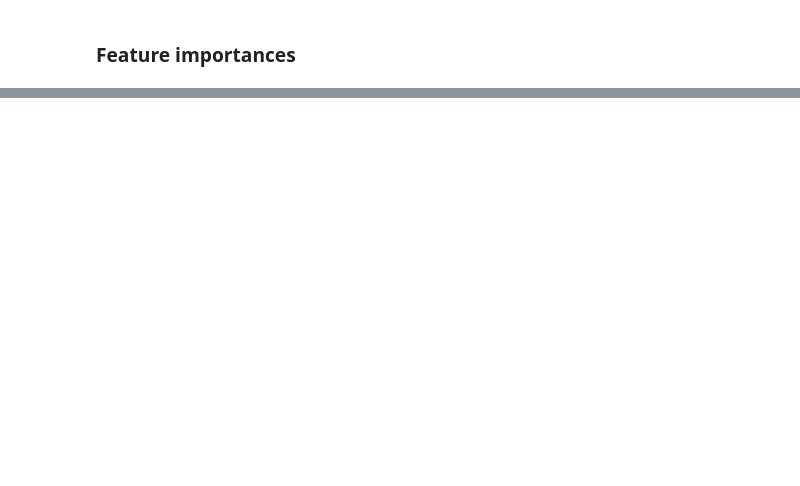
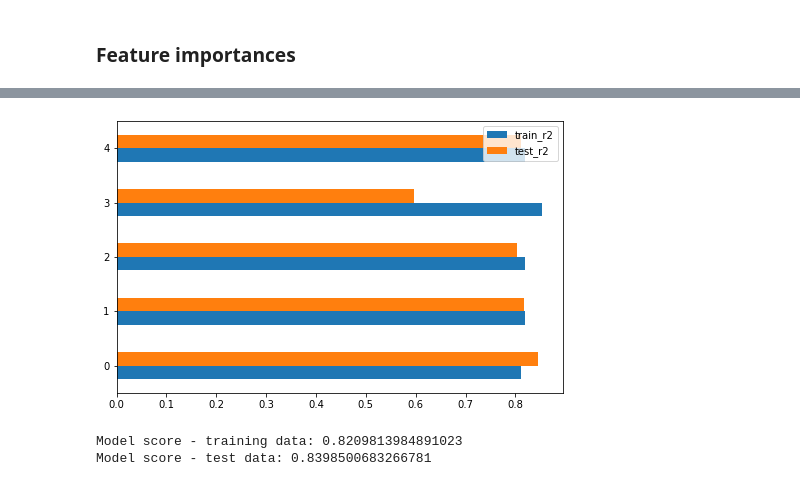
Before and after one commit to MouslyDiaw/ensae_project, a Jupyter notebook: courses/supervised_learning/regression.ipynb, the cells around one changed output, grey strips where cells are left out. Cells and saved outputs as stored; diff of their text form; code cells hidden in the pictures; blank space fills up the shorter version.

```diff
--- a/courses/supervised_learning/regression.ipynb
+++ b/courses/supervised_learning/regression.ipynb
@@ -477,2 +523,4 @@ cv_results[
 # %% [markdown]
 ### Feature importances
+# %%
+reg.fit(X_train, y_train)
@@ -478,0 +645,11 @@ cv_results[
+# %%
+NUMERIC_TRANSFORMER = [SimpleImputer(strategy="median"),
+                       StandardScaler()]
+CATEGORY_TRANSFORMER = [SimpleImputer(strategy="constant", fill_value="missing"),
+                        OneHotEncoder(handle_unknown="ignore")]
+reg_ridge = define_pipeline(estimator=RidgeCV,
+                            parameters=None,
+                            numeric_transformer=NUMERIC_TRANSFORMER,
+                            categorical_transformer=CATEGORY_TRANSFORMER
+                           )
+reg_ridge
@@ -478,0 +676,10 @@ cv_results[
+# %%
+# cross validation only
+cv_results = cross_validate(reg_ridge,
+                            X_train, y_train,
+                            cv=5,
+                            scoring=("r2", "neg_mean_squared_error",
+                                     "neg_mean_absolute_percentage_error", "neg_mean_absolute_error"),
+                            return_train_score=True)
+cv_result_ridge = pd.DataFrame(cv_results)
+cv_result_ridge
@@ -478,0 +693,11 @@ cv_results[
+# %%
+cv_result_ridge[["train_r2", "test_r2"]].plot(kind="barh", figsize=(8, 5));
+# %% [output]
+[figure, added]
+# %%
+reg_ridge.fit(X_train, y_train)
+print(f"Model score - training data: {reg_ridge.score(X_train, y_train)}")
+print(f"Model score - test data: {reg_ridge.score(X_test, y_test)}")
+# %% [output]
+Model score - training data: 0.8209813984891023
+Model score - test data: 0.8398500683266781
```
Also changed, not shown: parts of 30 cells of this notebook.
